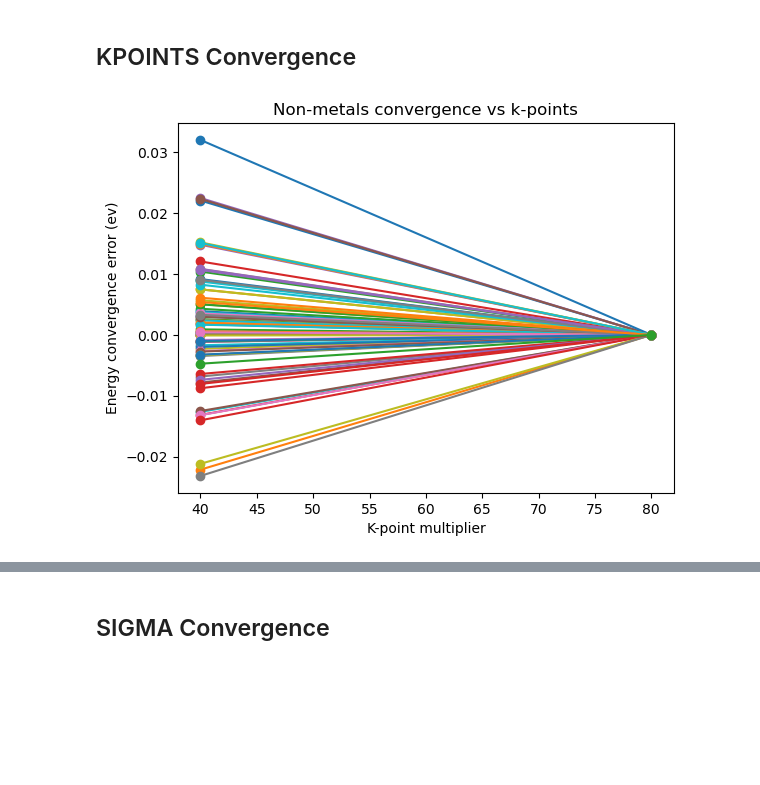
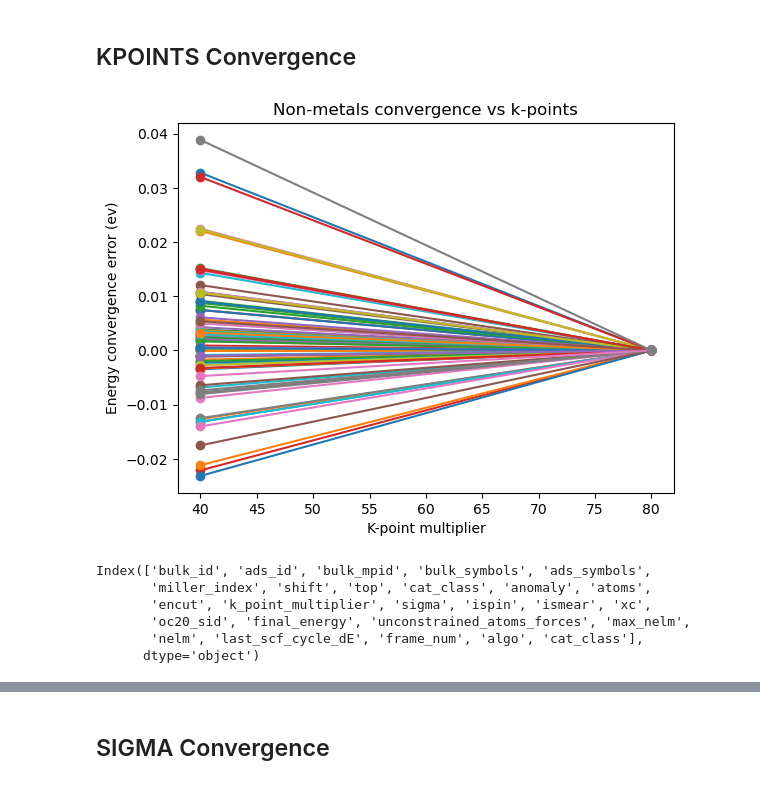
Before and after one commit to kareem-Abdelmaqsoud/error_imbalance_mlps, a Jupyter notebook: figure_3.ipynb, the cells around one changed output, grey strips where cells are left out. Cells and saved outputs as stored; diff of their text form; code cells hidden in the pictures; blank space fills up the shorter version.

```diff
--- a/figure_3.ipynb
+++ b/figure_3.ipynb
@@ -19,7 +19,7 @@ df_nonmetals = df_val.query("material_type == 'nonmetals'")
 sids = df_nonmetals.iloc[:101]["ID"].values
 # %%
 ## load the mappings stored from previous experiments
-with open('dft_settings_study_mappings.pickle', 'rb') as read_file:
+with open('dft_settings_study_mappings.pkl', 'rb') as read_file:
     updated_mappings = pickle.load(read_file)
 df_full = pd.DataFrame(updated_mappings).transpose()
 # make a dataframe from the mappings and query for the system of choice
@@ -93,7 +97,7 @@ plt.ylim((-1,2));
 # remove unfinished calculations
 df = df_full.query("final_energy.isnull()==False")
 # get only encut calcualtions
-df = df.query("sigma==0.2&encut==350")
+df = df.query("sigma==0.2&encut==350&frame_num=='initial'&k_point_multiplier==[40,80]")
 # %%
 # check for scf convergence
 results = unconverged_scf(df)
@@ -122,7 +126,7 @@ def kpt_convergence(df,kpts_values, material):
     return np.array(all_final_energies)
 # %%
 worst_nonmetals_df_adslab= df.query(f"oc20_sid=={list(sids)}")
-kpts_df = worst_nonmetals_df_adslab.query("cat_class==2&ads_symbols.isnull()==False&oc20_sid.isnull()==False")
+kpts_df = worst_nonmetals_df_adslab.query("ads_symbols.isnull()==False&oc20_sid.isnull()==False")
 nonmetals_kpt = kpt_convergence(kpts_df,kpts_values=[40,80],material="Non-metals")
 # %% [output]
-[figure, old version]
+[figure, new version]
@@ -128,0 +148,9 @@ nonmetals_kpt = kpt_convergence(kpts_df,kpts_values=[40,80],material="Non-metals
+# %%
+adslab_df.columns
+# %% [output]
+Index(['bulk_id', 'ads_id', 'bulk_mpid', 'bulk_symbols', 'ads_symbols',
+       'miller_index', 'shift', 'top', 'cat_class', 'anomaly', 'atoms',
+       'encut', 'k_point_multiplier', 'sigma', 'ispin', 'ismear', 'xc',
+       'oc20_sid', 'final_energy', 'unconstrained_atoms_forces', 'max_nelm',
+       'nelm', 'last_scf_cycle_dE', 'frame_num', 'algo', 'cat_class'],
+      dtype='object')
```
Also changed, not shown: parts of 15 cells of this notebook, 8 other files.
